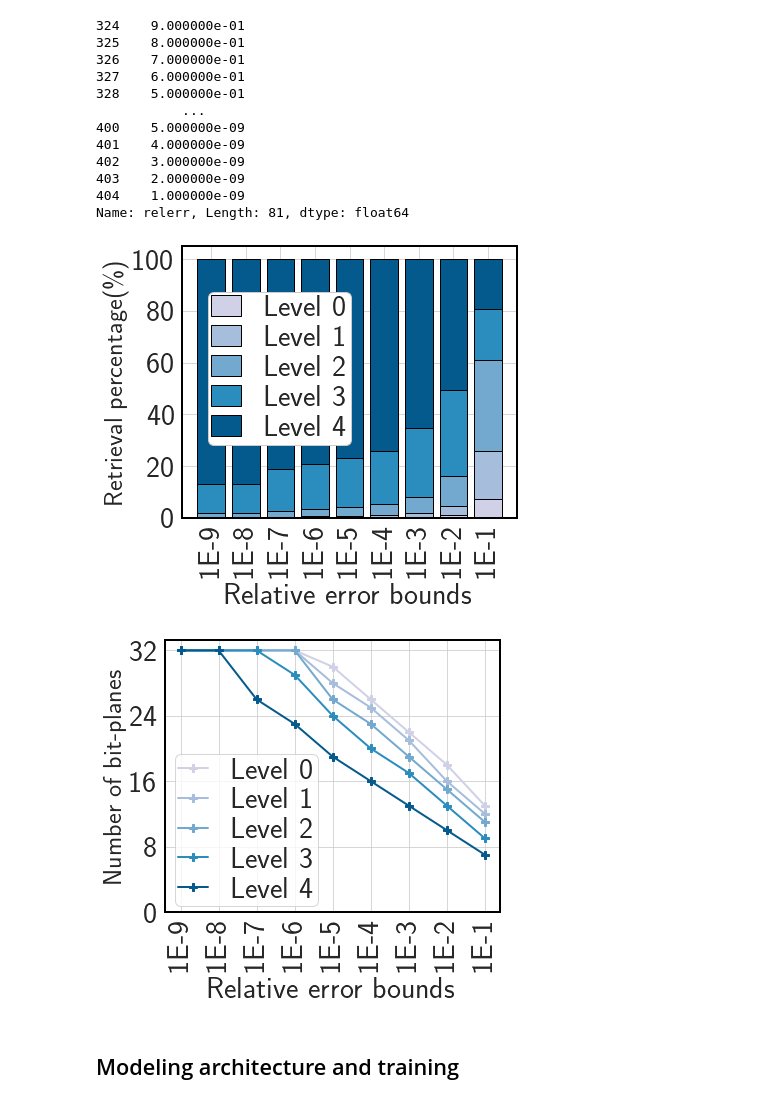
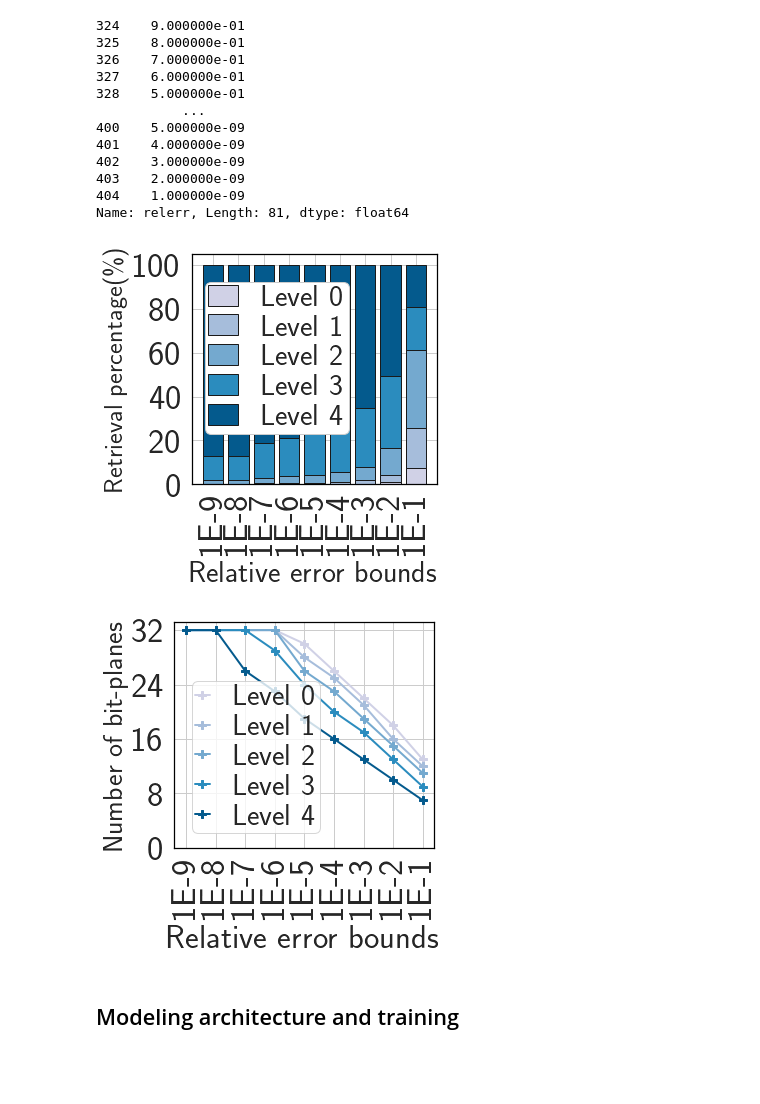
Before and after one commit to jw447/DNN_Mgard, a Jupyter notebook: notebook/_old/DNN_MGARD_old.ipynb, the cells around one changed output. Drawn from its saved outputs; the diff is of its cells as text; code cells hidden in the pictures; blank space fills up the shorter version.

```diff
--- a/notebook/_old/DNN_MGARD_old.ipynb
+++ b/notebook/_old/DNN_MGARD_old.ipynb
@@ -50,7 +50,7 @@ sns.set_style("whitegrid")
 
 current_palette = sns.color_palette("deep")
 
-fontsize=28
+fontsize=35
 # %% [markdown]
 ## Correlation among targets
 # %%
@@ -68,13 +68,14 @@ for re in [512]:
 
         # ticklabels = ["minvalue", "maxvalue", "avgvalue", "maxerror", r"$b_0$", r"$b_1$", r"$b_2$", r"$b_3$", r"$b_4$"]
         ticklabels = [r"$b_0$", r"$b_1$", r"$b_2$", r"$b_3$", r"$b_4$"]
-        heatmap = sns.heatmap(df_data_target.corr(), vmin=-1, vmax=1, annot=True, annot_kws={"size":fontsize*.7}, yticklabels=ticklabels, xticklabels=ticklabels)
+        heatmap = sns.heatmap(df_data_target.corr(), vmin=-1, vmax=1, annot=True, annot_kws={"size":fontsize*.65}, yticklabels=ticklabels, xticklabels=ticklabels)
         # Give a title to the heatmap. Pad defines the distance of the title from the top of the heatmap.
         heatmap.set_xticklabels(ticklabels, rotation=0, fontsize=fontsize)
         heatmap.set_yticklabels(ticklabels, rotation=0, fontsize=fontsize)
         sns.set(font_scale=1)
         cbar = heatmap.collections[0].colorbar
-        cbar.ax.tick_params(labelsize=fontsize*.7)
+        cbar.ax.tick_params(labelsize=fontsize*.8)
 
+        plt.tight_layout()
         plt.savefig("corr.pdf", bbox_inches="tight")
 # %% [output]
@@ -142,8 +143,8 @@ df_features.relerr[idx_l: idx_r]
 Name: relerr, Length: 81, dtype: float64
 # %%
 plt.rcParams['text.usetex'] = True
-fontsize=30
-fig2, axs2 = plt.subplots(1, 1, figsize=(6,5))
+# fontsize=30
+fig2, axs2 = plt.subplots(1, 1, figsize=(5,5))
 
 cost_target_err = cost_target_[:, 0] + cost_target_[:, 1] + cost_target_[:, 2] + cost_target_[:, 3] + cost_target_[:, 4]
 
@@ -162,41 +163,43 @@ cost_target_err = cost_target_[:, 0] + cost_target_[:, 1] + cost_target_[:, 2] +
 #          edgecolor="k", color="#bebada", label="Level 2")
 # axs2.bar(np.arange(9), np.flip((cost_target_[:, 3]/cost_target_err)[8:81:9]), bottom = np.flip((cost_target_[:, 0]/cost_target_err)[8:81:9]) + np.flip((cost_target_[:, 1]/cost_target_err)[8:81:9]) + np.flip((cost_target_[:, 2]/cost_target_err)[8:81:9]),
 #          edgecolor="k", color="#fb8072", label="Level 3")
 # axs2.bar(np.arange(9), np.flip((cost_target_[:, 4]/cost_target_err)[8:81:9]), bottom = np.flip((cost_target_[:, 0]/cost_target_err)[8:81:9]) + np.flip((cost_target_[:, 1]/cost_target_err)[8:81:9]) + np.flip((cost_target_[:, 2]/cost_target_err)[8:81:9]) + np.flip((cost_target_[:, 3]/cost_target_err)[8:81:9]),
 #          edgecolor="k", color="#80b1d3", label="Level 4")
 axs2.bar(np.arange(9), np.flip((cost_target_[:, 0]/cost_target_err)[8:81:9]),
          edgecolor="k", color="#d0d1e6", label="Level 0")
 axs2.bar(np.arange(9), np.flip((cost_target_[:, 1]/cost_target_err)[8:81:9]), bottom = np.flip((cost_target_[:, 0]/cost_target_err)[8:81:9]),
          edgecolor="k", color="#a6bddb", label="Level 1")
 axs2.bar(np.arange(9), np.flip((cost_target_[:, 2]/cost_target_err)[8:81:9]), bottom = np.flip((cost_target_[:, 0]/cost_target_err)[8:81:9]) + np.flip((cost_target_[:, 1]/cost_target_err)[8:81:9]),
          edgecolor="k", color="#74a9cf", label="Level 2")
 axs2.bar(np.arange(9), np.flip((cost_target_[:, 3]/cost_target_err)[8:81:9]), bottom = np.flip((cost_target_[:, 0]/cost_target_err)[8:81:9]) + np.flip((cost_target_[:, 1]/cost_target_err)[8:81:9]) + np.flip((cost_target_[:, 2]/cost_target_err)[8:81:9]),
          edgecolor="k", color="#2b8cbe", label="Level 3")
 axs2.bar(np.arange(9), np.flip((cost_target_[:, 4]/cost_target_err)[8:81:9]), bottom = np.flip((cost_target_[:, 0]/cost_target_err)[8:81:9]) + np.flip((cost_target_[:, 1]/cost_target_err)[8:81:9]) + np.flip((cost_target_[:, 2]/cost_target_err)[8:81:9]) + np.flip((cost_target_[:, 3]/cost_target_err)[8:81:9]),
          edgecolor="k", color="#045a8d", label="Level 4")
 
 axs2.set_xticks(np.arange(9))
 axs2.set_xticklabels(["1E-9", "1E-8", "1E-7", "1E-6", "1E-5", "1E-4", "1E-3", "1E-2", "1E-1"], fontsize=fontsize, rotation=90)
 axs2.set_yticks([0, .20, .40, .60, .80, 1.00])
 axs2.set_yticklabels([0, 20, 40, 60, 80, 100], fontsize=fontsize)
-axs2.set_xlabel(r"Relative error bounds", fontsize=fontsize)
+axs2.set_xlabel(r"Relative error bounds", fontsize=30)
 axs2.set_ylabel(r"Retrieval percentage(\%)", fontsize=26)
 
-lgnd = axs2.legend(frameon=True, fancybox=True, ncol=1, bbox_to_anchor=(.55, 0.55), loc='right', fontsize=fontsize, handlelength=1, columnspacing=.1, borderpad=.1, labelspacing=.1)
+lgnd = axs2.legend(frameon=True, fancybox=True, ncol=1, bbox_to_anchor=(.7, 0.55), loc='right', fontsize=30, handlelength=1, columnspacing=.1, borderpad=.1, labelspacing=.1)
 lgnd.get_frame().set_alpha(None)
 
 axs2.spines["bottom"].set_color("black")
 axs2.spines["top"].set_color("black")
 axs2.spines["right"].set_color("black")
 axs2.spines["left"].set_color("black")
 
-plt.savefig("level-percentage.pdf", bbox_inches="tight")
+fig2.tight_layout()
+# plt.savefig("level-percentage.pdf", bbox_inches="tight")
 # %% [output]
-[figure, old version]
+[figure, new version]
 # %%
+sns.set_style("whitegrid")
 plt.rcParams['text.usetex'] = True
-fontsize=30
-fig2, axs2 = plt.subplots(1, 1, figsize=(6, 5))
+# fontsize=30
+fig2, axs2 = plt.subplots(1, 1, figsize=(5, 5))
 
 axs2.plot(np.arange(9), np.flip(df_features["bp_0"].values[idx_l: idx_r][8:81:9]), marker="P", markersize=8, linewidth=2, color="#d0d1e6", label="Level 0")
 axs2.plot(np.arange(9), np.flip(df_features["bp_1"].values[idx_l: idx_r][8:81:9]), marker="P", markersize=8, linewidth=2, color="#a6bddb", label="Level 1")
@@ -208,11 +211,11 @@ axs2.set_xticks(np.arange(9))
 axs2.set_xticklabels(["1E-9", "1E-8", "1E-7", "1E-6", "1E-5", "1E-4", "1E-3", "1E-2", "1E-1"], fontsize=fontsize, rotation=90)
 axs2.set_yticks([0, 8, 16, 24, 32])
 axs2.set_yticklabels([0, 8, 16, 24, 32], fontsize=fontsize)
-axs2.set_xlabel(r"Relative error bounds", fontsize=fontsize)
-axs2.set_ylabel(r"Number of bit-planes", fontsize=26)
+axs2.set_xlabel(r"Relative error bounds",fontsize=33)
+axs2.set_ylabel(r"Number of bit-planes", fontsize=28)
 
 # axs2.legend(frameon=False, ncol=3, bbox_to_anchor=(.5, -0.55), loc='center', fontsize=19)
-lgnd = axs2.legend(frameon=True, fancybox=True, ncol=1, bbox_to_anchor=(.5, 0.3), loc='right', fontsize=fontsize, handlelength=1, columnspacing=.1, borderpad=.1, labelspacing=.1)
+lgnd = axs2.legend(frameon=True, fancybox=True, ncol=1, bbox_to_anchor=(.01, 0.4), loc='center left', fontsize=30, handlelength=.5, columnspacing=.1, borderpad=.1, labelspacing=.1)
 # lgnd.get_frame().set_alpha(None)
 
 axs2.spines["bottom"].set_color("black")
@@ -220,9 +223,10 @@ axs2.spines["top"].set_color("black")
 axs2.spines["right"].set_color("black")
 axs2.spines["left"].set_color("black")
 
+fig2.tight_layout()
 plt.savefig("level-bit-plane.pdf", bbox_inches="tight")
 # %% [output]
-[figure, old version]
+[figure, new version]
 # %% [markdown]
 ## Modeling architecture and training
 # %%
```
Also changed, not shown: parts of 10 cells of this notebook, 5 other files.
